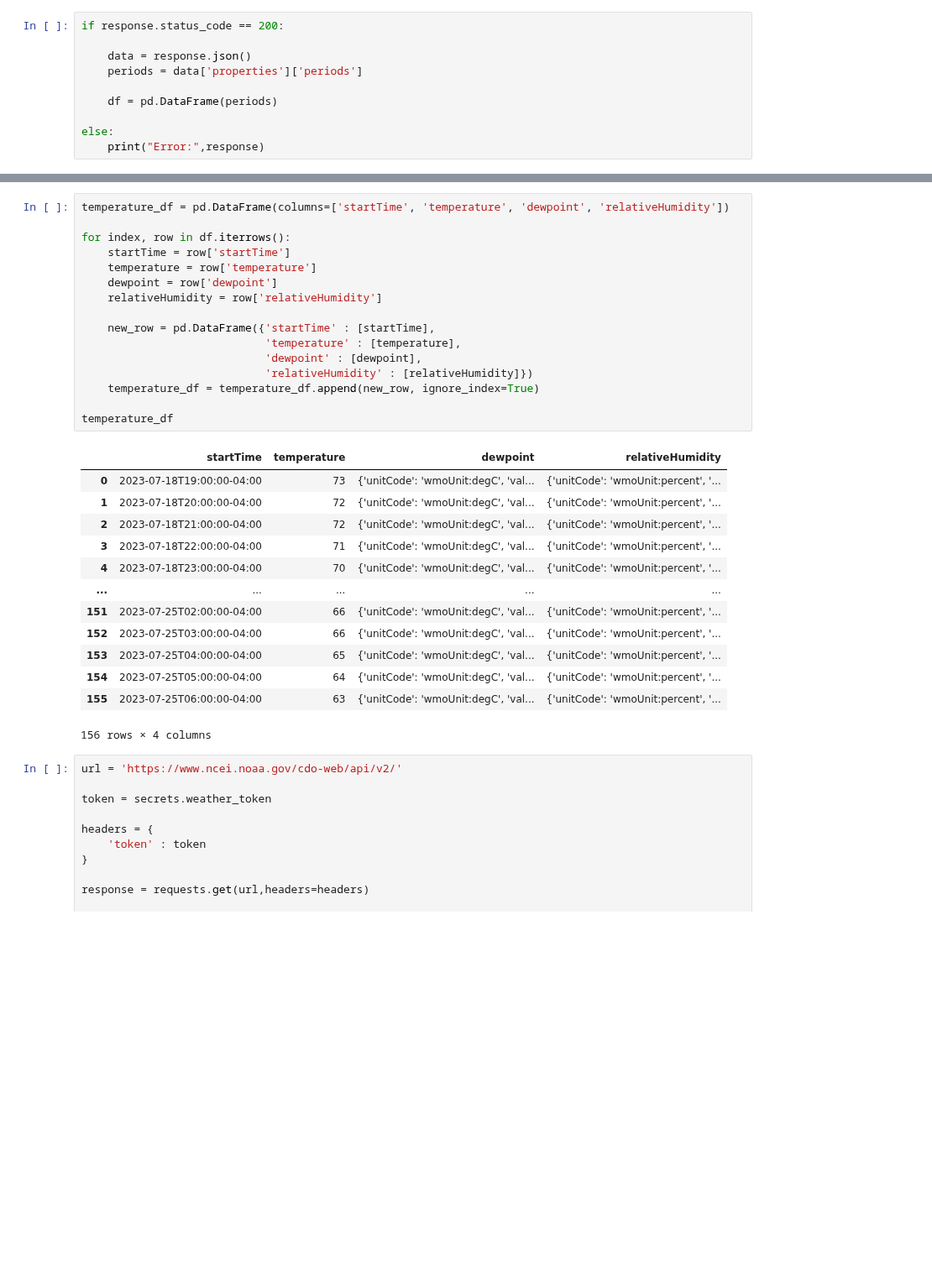
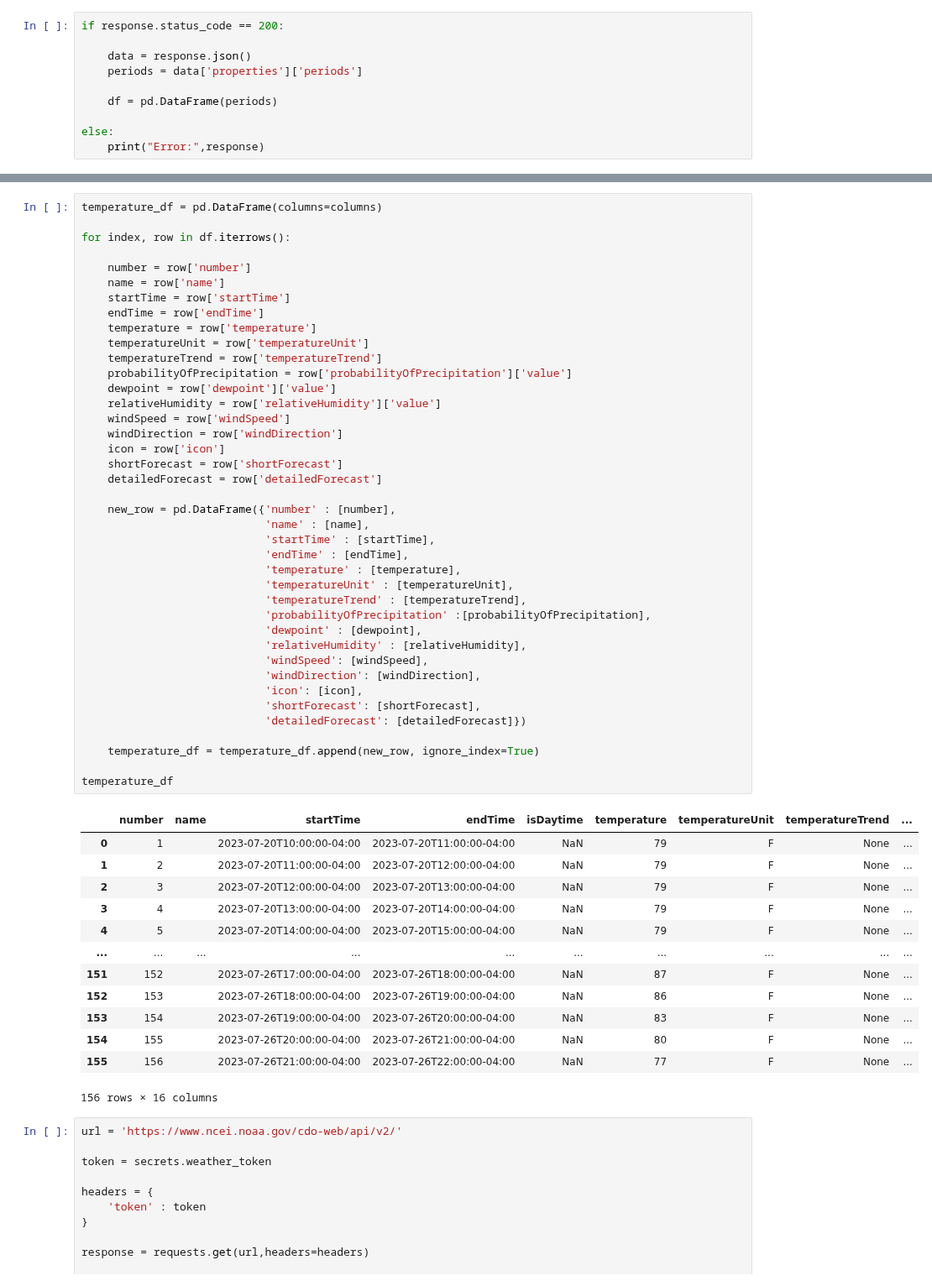
Before and after one commit to jsphotos205/strava, a Jupyter notebook: noaa_api.ipynb, the cells around one changed output, grey strips where cells are left out. Shown at 84% size. Saved outputs shown, nothing was run; the diff lists cells and outputs as text; blank space fills up the shorter version.

```diff
--- a/noaa_api.ipynb
+++ b/noaa_api.ipynb
@@ -46,35 +46,59 @@ columns
  'shortForecast',
  'detailedForecast']
 # %%
-temperature_df = pd.DataFrame(columns=['startTime', 'temperature', 'dewpoint', 'relativeHumidity'])
+temperature_df = pd.DataFrame(columns=columns)
 
 for index, row in df.iterrows():
+
+    number = row['number']
+    name = row['name']
     startTime = row['startTime']
+    endTime = row['endTime']
     temperature = row['temperature']
-    dewpoint = row['dewpoint']
-    relativeHumidity = row['relativeHumidity']
+    temperatureUnit = row['temperatureUnit']
+    temperatureTrend = row['temperatureTrend']
+    probabilityOfPrecipitation = row['probabilityOfPrecipitation']['value']
+    dewpoint = row['dewpoint']['value']
+    relativeHumidity = row['relativeHumidity']['value']
+    windSpeed = row['windSpeed']
+    windDirection = row['windDirection']
+    icon = row['icon']
+    shortForecast = row['shortForecast']
+    detailedForecast = row['detailedForecast']
 
-    new_row = pd.DataFrame({'startTime' : [startTime],
+    new_row = pd.DataFrame({'number' : [number],
+                            'name' : [name],
+                            'startTime' : [startTime],
+                            'endTime' : [endTime],
                             'temperature' : [temperature],
+                            'temperatureUnit' : [temperatureUnit],
+                            'temperatureTrend' : [temperatureTrend],
+                            'probabilityOfPrecipitation' :[probabilityOfPrecipitation],
                             'dewpoint' : [dewpoint],
-                            'relativeHumidity' : [relativeHumidity]})
+                            'relativeHumidity' : [relativeHumidity],
+                            'windSpeed': [windSpeed],
+                            'windDirection': [windDirection],
+                            'icon': [icon],
+                            'shortForecast': [shortForecast],
+                            'detailedForecast': [detailedForecast]})
+
     temperature_df = temperature_df.append(new_row, ignore_index=True)
 
 temperature_df
 # %% [output]
-|  | startTime | temperature | dewpoint | relativeHumidity |
-| 0 | 2023-07-18T19:00:00-04:00 | 73 | {'unitCode': 'wmoUnit:degC', 'val... | {'unitCode': 'wmoUnit:percent', '... |
-| 1 | 2023-07-18T20:00:00-04:00 | 72 | {'unitCode': 'wmoUnit:degC', 'val... | {'unitCode': 'wmoUnit:percent', '... |
-| 2 | 2023-07-18T21:00:00-04:00 | 72 | {'unitCode': 'wmoUnit:degC', 'val... | {'unitCode': 'wmoUnit:percent', '... |
-| 3 | 2023-07-18T22:00:00-04:00 | 71 | {'unitCode': 'wmoUnit:degC', 'val... | {'unitCode': 'wmoUnit:percent', '... |
-| 4 | 2023-07-18T23:00:00-04:00 | 70 | {'unitCode': 'wmoUnit:degC', 'val... | {'unitCode': 'wmoUnit:percent', '... |
-| ... | ... | ... | ... | ... |
-| 151 | 2023-07-25T02:00:00-04:00 | 66 | {'unitCode': 'wmoUnit:degC', 'val... | {'unitCode': 'wmoUnit:percent', '... |
-| 152 | 2023-07-25T03:00:00-04:00 | 66 | {'unitCode': 'wmoUnit:degC', 'val... | {'unitCode': 'wmoUnit:percent', '... |
-| 153 | 2023-07-25T04:00:00-04:00 | 65 | {'unitCode': 'wmoUnit:degC', 'val... | {'unitCode': 'wmoUnit:percent', '... |
-| 154 | 2023-07-25T05:00:00-04:00 | 64 | {'unitCode': 'wmoUnit:degC', 'val... | {'unitCode': 'wmoUnit:percent', '... |
-| 155 | 2023-07-25T06:00:00-04:00 | 63 | {'unitCode': 'wmoUnit:degC', 'val... | {'unitCode': 'wmoUnit:percent', '... |
+|  | number | name | startTime | endTime | isDaytime | temperature | temperatureUnit | temperatureTrend | ... |
+| 0 | 1 |  | 2023-07-20T10:00:00-04:00 | 2023-07-20T11:00:00-04:00 | NaN | 79 | F | None | ... |
+| 1 | 2 |  | 2023-07-20T11:00:00-04:00 | 2023-07-20T12:00:00-04:00 | NaN | 79 | F | None | ... |
+| 2 | 3 |  | 2023-07-20T12:00:00-04:00 | 2023-07-20T13:00:00-04:00 | NaN | 79 | F | None | ... |
+| 3 | 4 |  | 2023-07-20T13:00:00-04:00 | 2023-07-20T14:00:00-04:00 | NaN | 79 | F | None | ... |
+| 4 | 5 |  | 2023-07-20T14:00:00-04:00 | 2023-07-20T15:00:00-04:00 | NaN | 79 | F | None | ... |
+| ... | ... | ... | ... | ... | ... | ... | ... | ... | ... |
+| 151 | 152 |  | 2023-07-26T17:00:00-04:00 | 2023-07-26T18:00:00-04:00 | NaN | 87 | F | None | ... |
+| 152 | 153 |  | 2023-07-26T18:00:00-04:00 | 2023-07-26T19:00:00-04:00 | NaN | 86 | F | None | ... |
+| 153 | 154 |  | 2023-07-26T19:00:00-04:00 | 2023-07-26T20:00:00-04:00 | NaN | 83 | F | None | ... |
+| 154 | 155 |  | 2023-07-26T20:00:00-04:00 | 2023-07-26T21:00:00-04:00 | NaN | 80 | F | None | ... |
+| 155 | 156 |  | 2023-07-26T21:00:00-04:00 | 2023-07-26T22:00:00-04:00 | NaN | 77 | F | None | ... |
-156 rows × 4 columns
+156 rows × 16 columns
 # %%
 url = 'https://www.ncei.noaa.gov/cdo-web/api/v2/'
 
```
Also changed, not shown: parts of 2 cells of this notebook, 6 other files.
